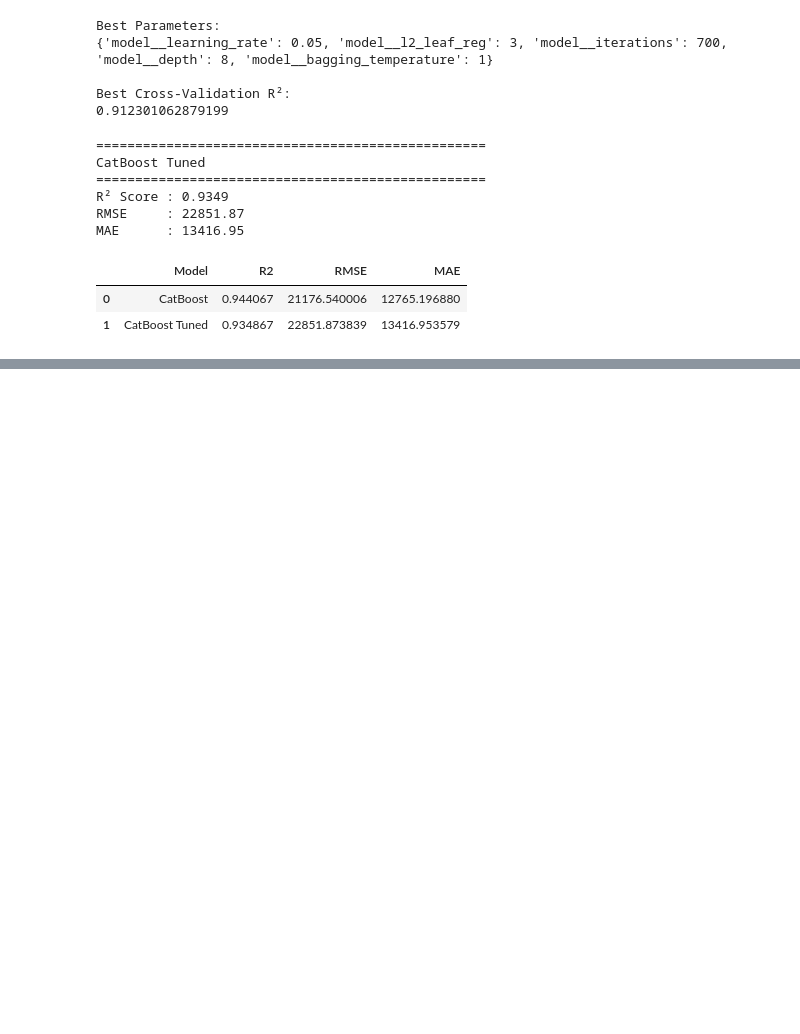
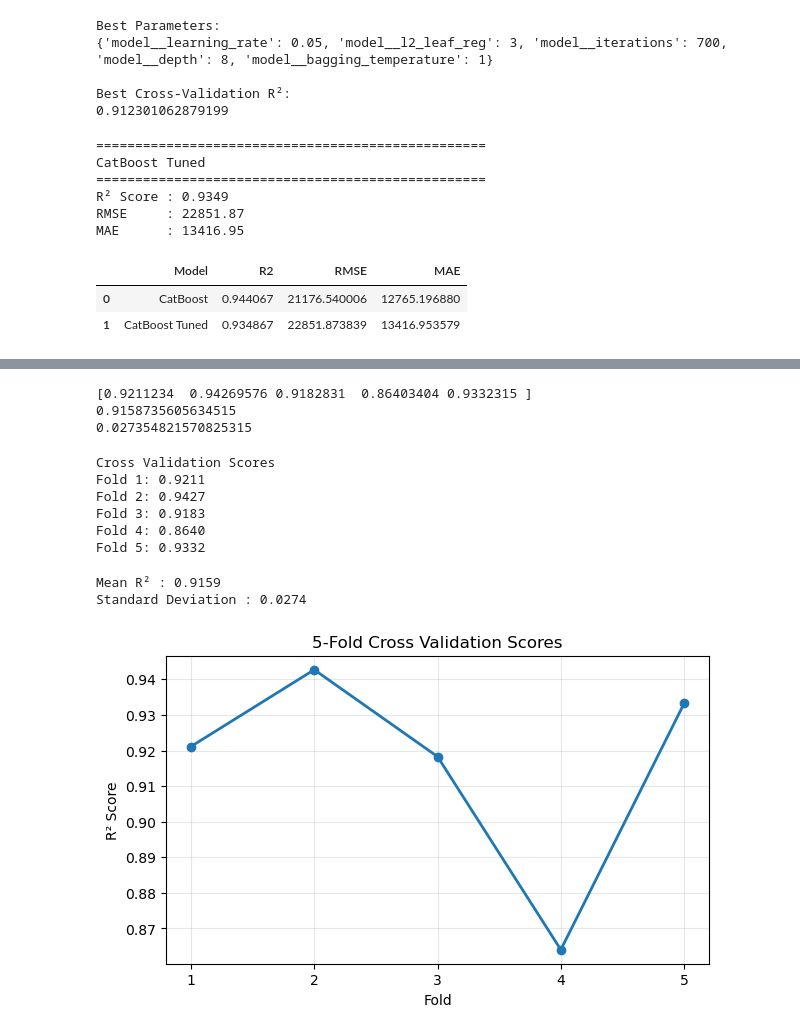
Before and after one commit to atika94/House-Price-Prediction, a Jupyter notebook: notebooks/House Price Prediction.ipynb, the cells around one changed output, grey strips where cells are left out. Cells and saved outputs as stored; diff of their text form; code cells hidden in the pictures; blank space fills up the shorter version.

Commit message:
feat: validate CatBoost model using 5-fold cross-validation

```diff
--- a/notebooks/House Price Prediction.ipynb
+++ b/notebooks/House Price Prediction.ipynb
@@ -860,0 +867,60 @@ comparison_tuned
+# %%
+from sklearn.model_selection import cross_val_score
+
+# Perform 5-Fold Cross Validation
+best_pipeline = random_search.best_estimator_
+cv_scores = cross_val_score(
+    estimator=best_pipeline,
+    X=X,
+    y=y,
+    cv=5,
+    scoring="r2",
+    n_jobs=-1
+)
+# %%
+print(cv_scores)
+print(cv_scores.mean())
+print(cv_scores.std())
+# %% [output]
+[0.9211234  0.94269576 0.9182831  0.86403404 0.9332315 ]
+0.9158735605634515
+0.027354821570825315
+# %%
+print("Cross Validation Scores")
+
+for i, score in enumerate(cv_scores, start=1):
+    print(f"Fold {i}: {score:.4f}")
+# %% [output]
+Cross Validation Scores
+Fold 1: 0.9211
+Fold 2: 0.9427
+Fold 3: 0.9183
+Fold 4: 0.8640
+Fold 5: 0.9332
+# %%
+print(f"\nMean R² : {cv_scores.mean():.4f}")
+print(f"Standard Deviation : {cv_scores.std():.4f}")
+# %% [output]
+Mean R² : 0.9159
+Standard Deviation : 0.0274
+# %%
+#Visualize Cross-Validation Scores
+plt.figure(figsize=(7,4))
+
+plt.plot(
+    range(1, 6),
+    cv_scores,
+    marker="o",
+    linewidth=2
+)
+
+plt.xticks(range(1, 6))
+plt.xlabel("Fold")
+plt.ylabel("R² Score")
+plt.title("5-Fold Cross Validation Scores")
+
+plt.grid(alpha=0.3)
+
+plt.show()
+# %% [output]
+[figure, added]
```
Also changed, not shown: parts of 1 cell of this notebook.
